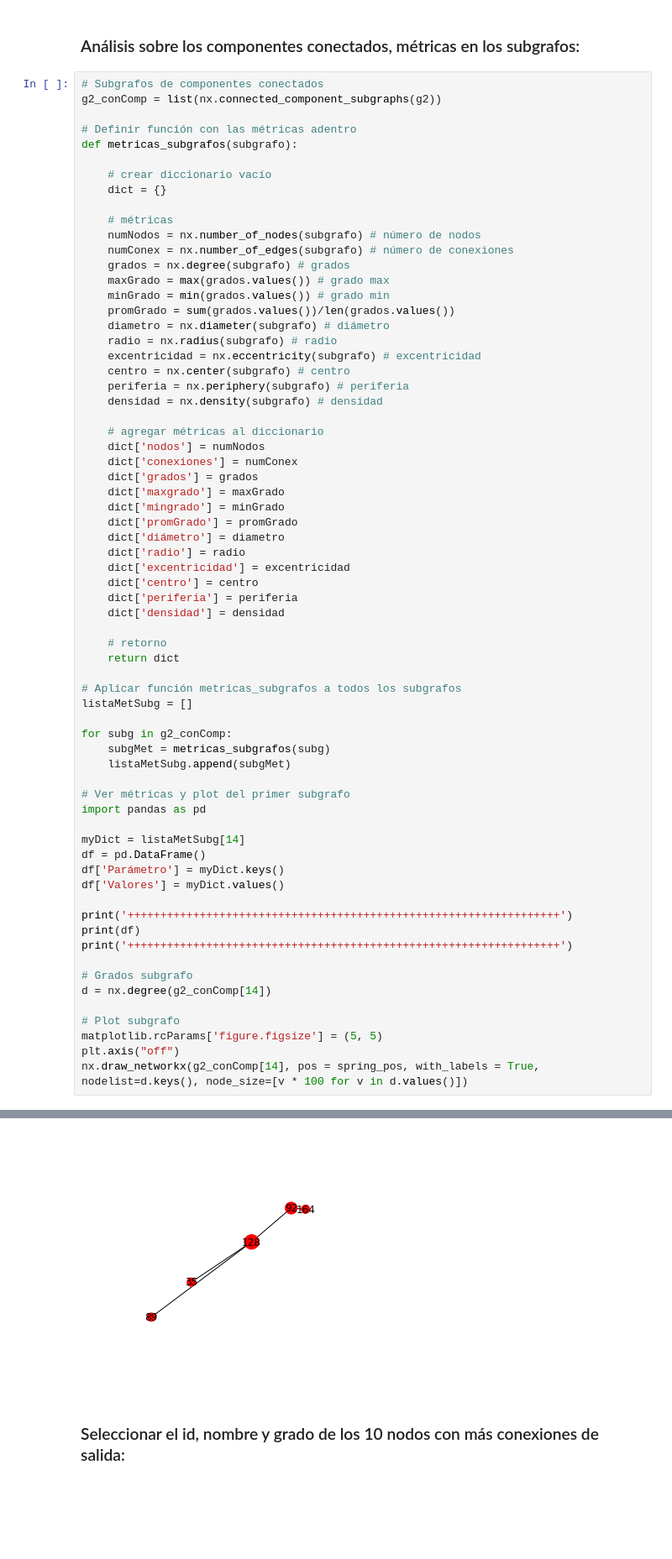
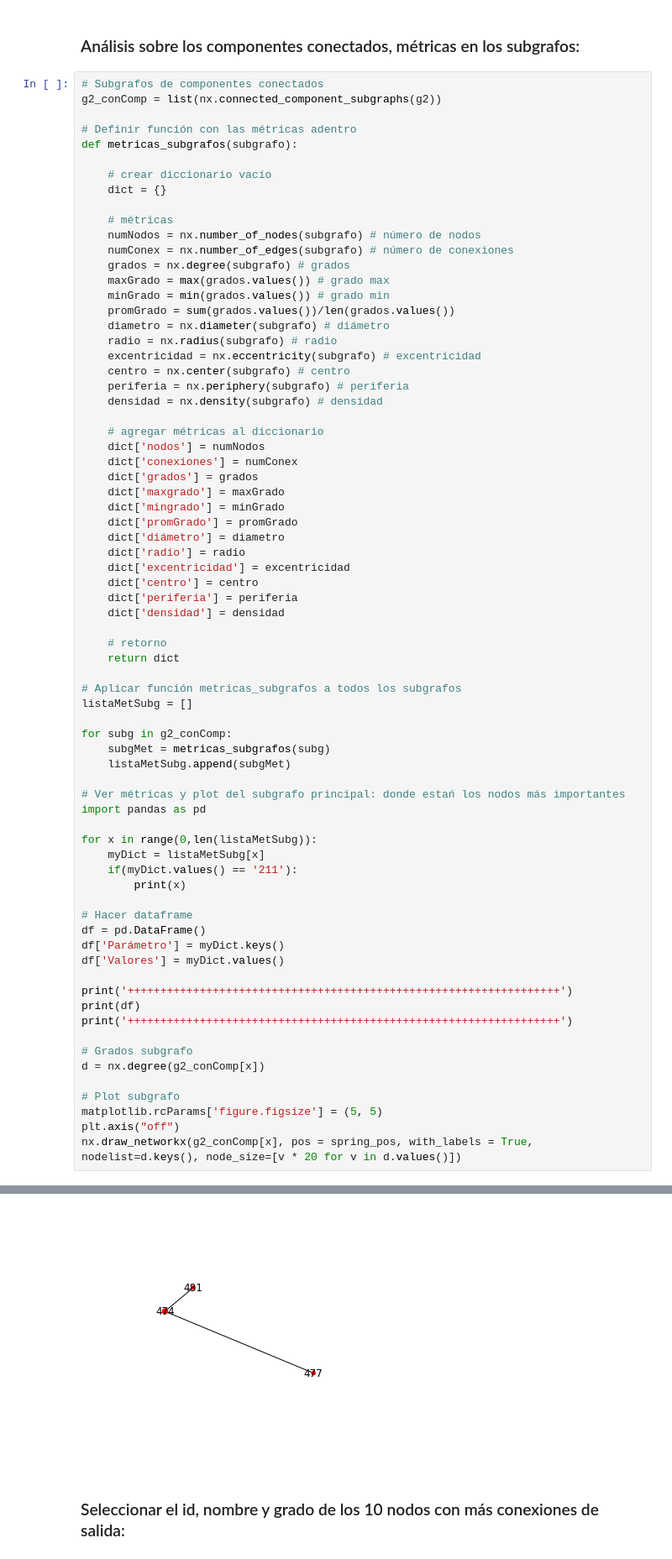
Before and after one commit to guzmanlopez/ComplexNetworksCourse, a Jupyter notebook: JupyterNotebook/trabajo-grupal-final-curso.ipynb, the cells around one changed output, grey strips where cells are left out. Shown at 84% size. Drawn from its saved outputs; the diff is of its cells as text; blank space fills up the shorter version.

Commit message:
add network figure example

```diff
--- a/JupyterNotebook/trabajo-grupal-final-curso.ipynb
+++ b/JupyterNotebook/trabajo-grupal-final-curso.ipynb
@@ -408,10 +408,15 @@ for subg in g2_conComp:
     subgMet = metricas_subgrafos(subg)
     listaMetSubg.append(subgMet)
 
-# Ver métricas y plot del primer subgrafo
+# Ver métricas y plot del subgrafo principal: donde estań los nodos más importantes
 import pandas as pd
 
-myDict = listaMetSubg[14]
+for x in range(0,len(listaMetSubg)):
+    myDict = listaMetSubg[x]
+    if(myDict.values() == '211'):
+        print(x)
+
+# Hacer dataframe
 df = pd.DataFrame()
 df['Parámetro'] = myDict.keys()
 df['Valores'] = myDict.values()
@@ -421,10 +426,10 @@ print(df)
 print('++++++++++++++++++++++++++++++++++++++++++++++++++++++++++++++++++')
 
 # Grados subgrafo
-d = nx.degree(g2_conComp[14])
+d = nx.degree(g2_conComp[x])
 
 # Plot subgrafo
 matplotlib.rcParams['figure.figsize'] = (5, 5)
 plt.axis("off")
-nx.draw_networkx(g2_conComp[14], pos = spring_pos, with_labels = True, nodelist=d.keys(), node_size=[v * 100 for v in d.values()])
+nx.draw_networkx(g2_conComp[x], pos = spring_pos, with_labels = True, nodelist=d.keys(), node_size=[v * 20 for v in d.values()])
 # %% [output]
@@ -445,5 +451,5 @@ nx.draw_networkx(g2_conComp[14], pos = spring_pos, with_labels = True, nodelist=
 ++++++++++++++++++++++++++++++++++++++++++++++++++++++++++++++++++
-[figure, old version]
+[figure, new version]
 # %% [markdown]
 ### Seleccionar el id, nombre y grado de los 10 nodos con más conexiones de salida:
 # %%
```
Also changed, not shown: parts of 2 cells of this notebook, 1 other file.
